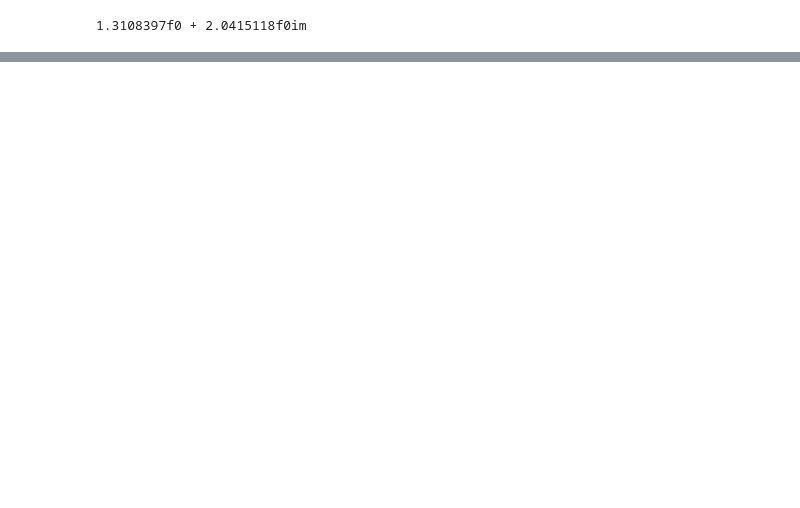
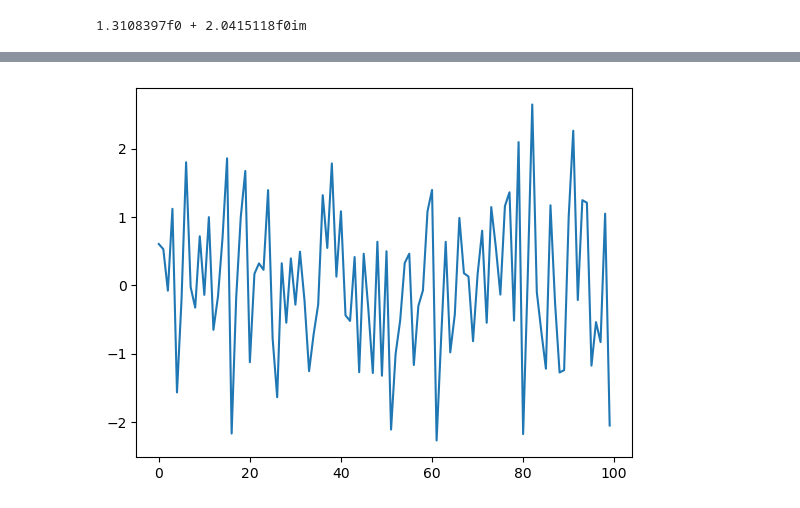
Before and after one commit to pfargas/1D-Variational-RBM, a Jupyter notebook: tests.ipynb, the cells around one changed output, grey strips where cells are left out. Saved outputs shown, nothing was run; the diff lists cells and outputs as text; code cells hidden in the pictures; blank space fills up the shorter version.

```diff
--- a/tests.ipynb
+++ b/tests.ipynb
@@ -27,0 +35,6 @@ plot(chain)
+# %%
+clf()
+plot(randn(100))
+display(gcf())
+# %% [output]
+[figure, added]
```
Also changed, not shown: parts of 2 cells of this notebook, 1 other file.
